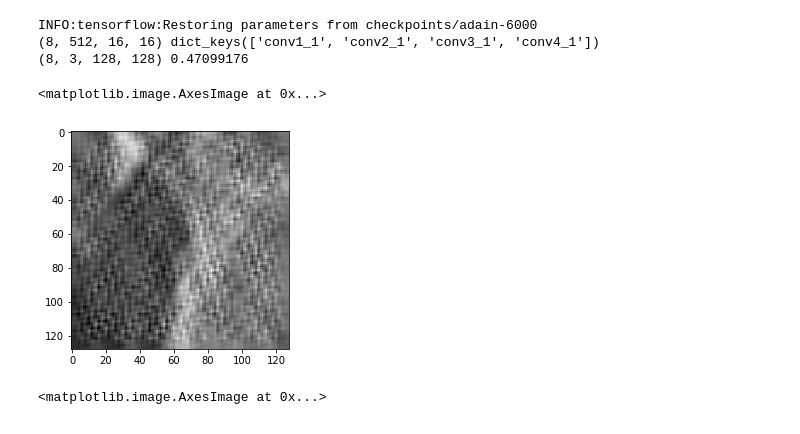
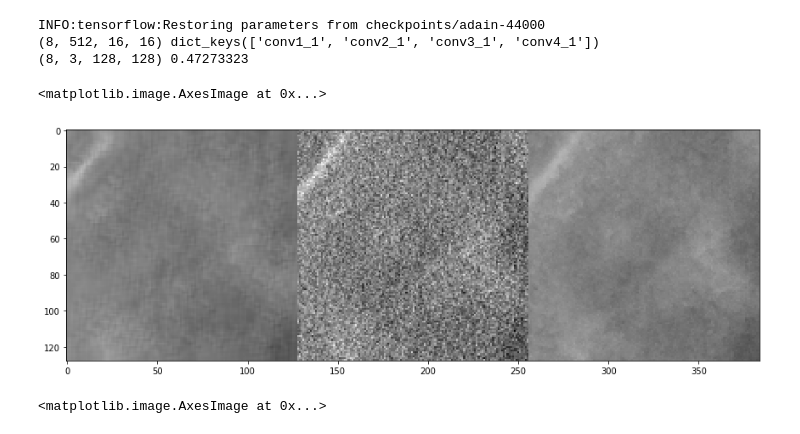
Before and after one commit to PranjalSahu/tf-adain, a Jupyter notebook: train.ipynb, the cells around one changed output. Drawn from its saved outputs; the diff is of its cells as text; code cells hidden in the pictures.

```diff
--- a/train.ipynb
+++ b/train.ipynb
@@ -465,7 +483,7 @@ def test(
 
         print(output_result.shape, np.mean(output_result))
 
-        return output_result
+        return content_batch, style_batch, output_result
 
 def build_content_loss(current, target, weight):
     loss = tf.reduce_mean(tf.squared_difference(current, target))
@@ -494,17 +512,19 @@ def build_style_losses(current_layers, target_layers, weight, epsilon=1e-6):
 
         losses[layer] = (mean_loss + std_loss) * weight
     return losses
-# %%
-output_result = test()
-# %% [output]
-INFO:tensorflow:Restoring parameters from checkpoints/adain-6000
-(8, 512, 16, 16) dict_keys(['conv1_1', 'conv2_1', 'conv3_1', 'conv4_1'])
-(8, 3, 128, 128) 0.47099176
-# %%
-plt.imshow(output_result[7, 0, :, :], cmap='gray')
-# %% [output]
-<matplotlib.image.AxesImage at 0x...>
-[figure, removed]
+# %%
+content_batch, style_batch, output_result = test()
+# %% [output]
+INFO:tensorflow:Restoring parameters from checkpoints/adain-44000
+(8, 512, 16, 16) dict_keys(['conv1_1', 'conv2_1', 'conv3_1', 'conv4_1'])
+(8, 3, 128, 128) 0.47273323
+# %%
+index = random.randint(0, len(output_result)-1)
+plt.figure(figsize=(15,5))
+plt.imshow(np.concatenate([output_result[index, 0, :, :], content_batch[index, 0, :, :], style_batch[index, 0, :, :]], axis=-1), cmap='gray')
+# %% [output]
+<matplotlib.image.AxesImage at 0x...>
+[figure, added]
 # %%
 def style_transfer(
         content=None,
```
Also changed, not shown: parts of 5 cells of this notebook, 1 other file.
